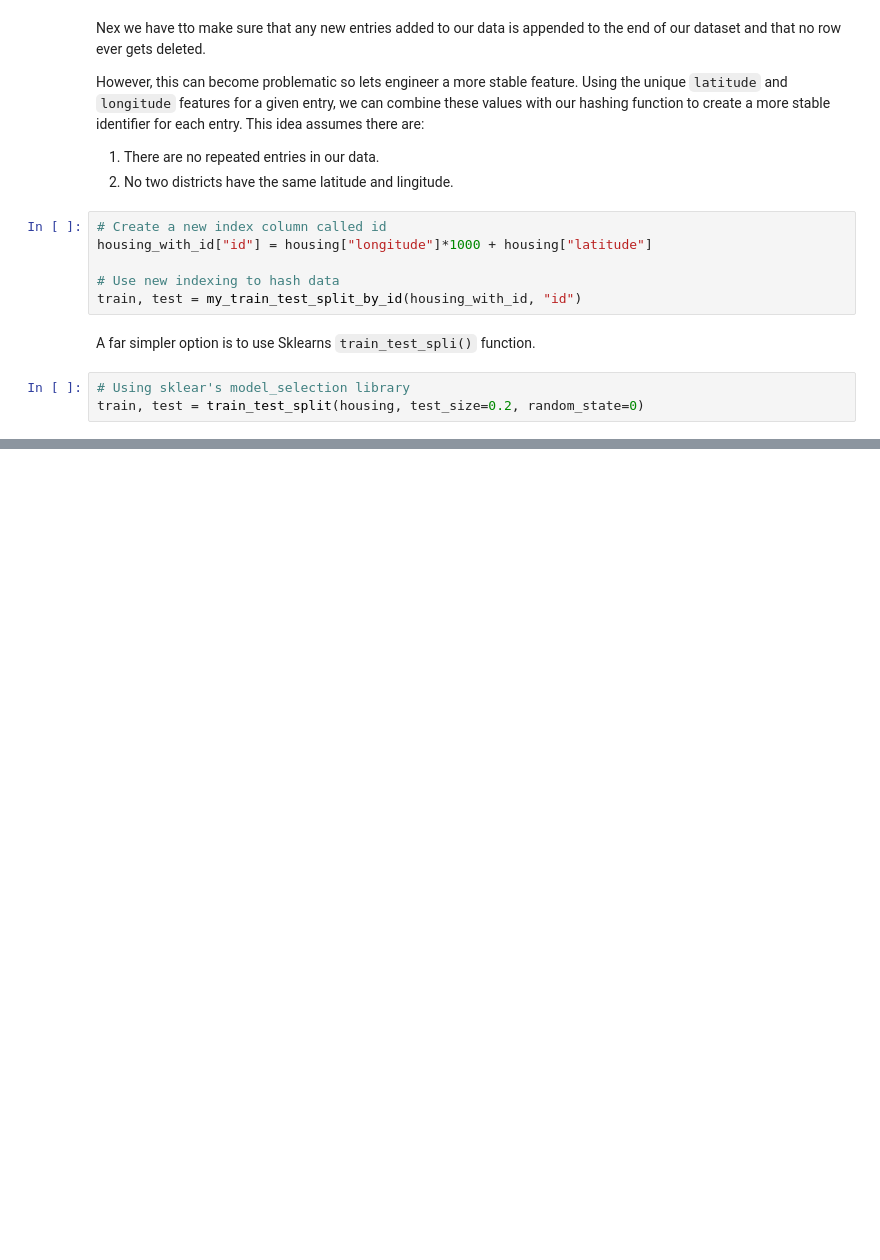
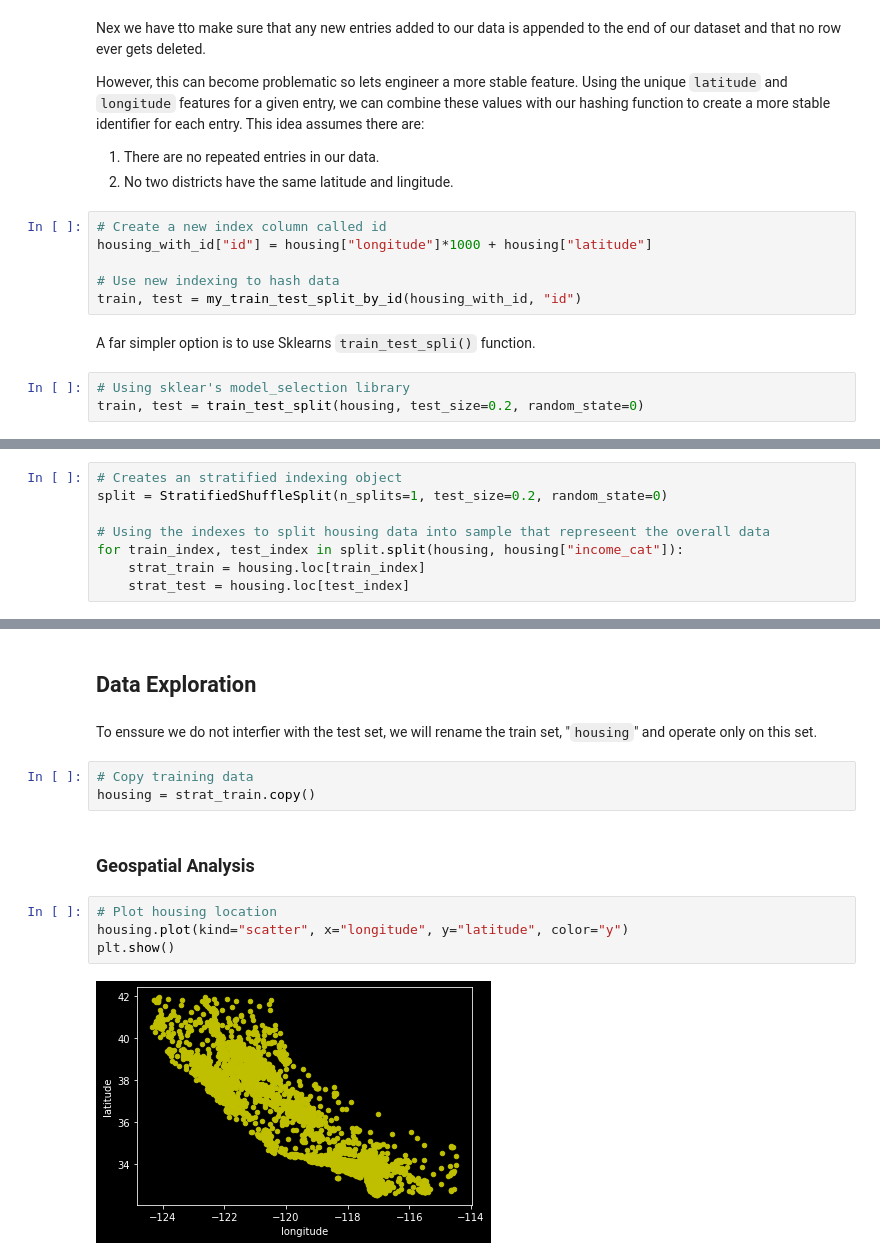
Before and after one commit to TobiAdeniyi/realestate-tracking-app, a Jupyter notebook: real_estate_proj.ipynb, the cells around one changed output, grey strips where cells are left out. Cells and saved outputs as stored; diff of their text form; blank space fills up the shorter version.

````diff
--- a/real_estate_proj.ipynb
+++ b/real_estate_proj.ipynb
@@ -194,0 +227,8 @@ In order to ensure our  training. data is a fair representation of the envirumen
+# %%
+# Creates an stratified indexing object
+split = StratifiedShuffleSplit(n_splits=1, test_size=0.2, random_state=0)
+
+# Using the indexes to split housing data into sample that represeent the overall data
+for train_index, test_index in split.split(housing, housing["income_cat"]):
+    strat_train = housing.loc[train_index]
+    strat_test = housing.loc[test_index]
@@ -194,0 +283,15 @@ In order to ensure our  training. data is a fair representation of the envirumen
+# %% [markdown]
+## Data Exploration
+# %% [markdown]
+To enssure we do not interfier with the test set, we will rename the train set, "```housing```" and operate only on this set.
+# %%
+# Copy training data
+housing = strat_train.copy()
+# %% [markdown]
+### Geospatial Analysis
+# %%
+# Plot housing location
+housing.plot(kind="scatter", x="longitude", y="latitude", color="y")
+plt.show()
+# %% [output]
+[figure, added]
````
Also changed, not shown: parts of 57 cells of this notebook.
